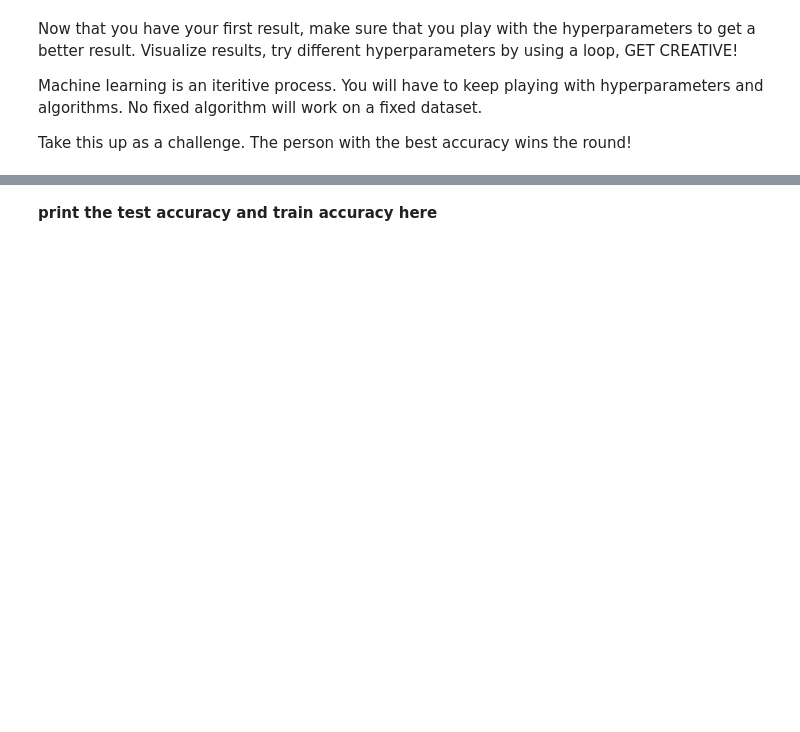
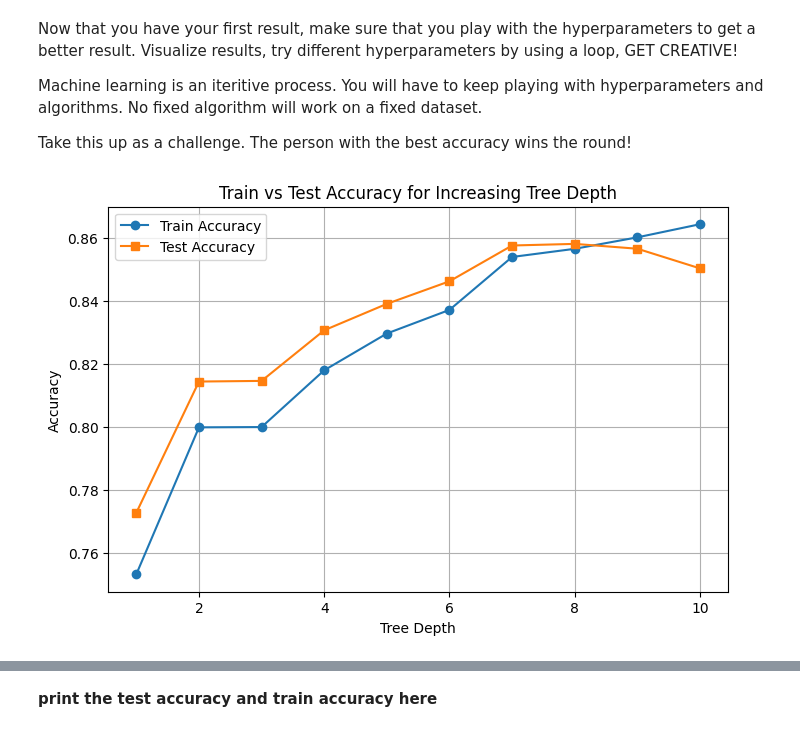
Before and after one commit to lakshmikam/synapse_mltask_lakshmi, a Jupyter notebook: Copy_of_Synapse_LP_Task_4.ipynb, the cells around one changed output, grey strips where cells are left out. Cells and saved outputs as stored; diff of their text form; code cells hidden in the pictures; blank space fills up the shorter version.

```diff
--- a/Copy_of_Synapse_LP_Task_4.ipynb
+++ b/Copy_of_Synapse_LP_Task_4.ipynb
@@ -558,9 +558,13 @@ https://www.analyticsvidhya.com/blog/2021/09/naive-bayes-algorithm-a-complete-gu
 * Implementation : https://youtu.be/nHIUYwN-5rM
 # %%
 #import the model from sklearn and apply it to your data
-
+from sklearn.naive_bayes import MultinomialNB
+multi_model=MultinomialNB()
+multi_model.fit(X_train,y_train)
 
 # Make predictions
-
+y_pred=multi_model.predict(X_test)
 
 # Calculate accuracy
+accuracy =multi_model.score(X_test,y_test)
+print(accuracy)
@@ -571,10 +577,10 @@ https://www.analyticsvidhya.com/blog/2021/09/naive-bayes-algorithm-a-complete-gu
 * Implementation : https://youtu.be/HY2DcBhgwm0
 # %%
 #import the decision tree from sklearn and run it on your data
-from sklearn.tree import DescionTreeClassifier
-TreeModel=DescionTreeClassifier()
+from sklearn.tree import DecisionTreeClassifier
+TreeModel=DecisionTreeClassifier()
 TreeModel.fit(X_train,y_train)
-y_treepred=TreeModel.prdeict(X_test)
+y_treepred=TreeModel.predict(X_test)
 # %% [markdown]
 <b>Print the Model Accuracy</b>
 # %%
@@ -599,3 +619,28 @@ Take this up as a challenge. The person with the best accuracy wins the round!
+# %%
+#plot a graph that shows the train and test accuracy for increasing depth of the tree (do for 10)
+train_accuracies = []
+test_accuracies = []
+for depth in range(1, 11):
+    clf = DecisionTreeClassifier(max_depth=depth, random_state=42)
+    clf.fit(X_train, y_train)
+
+    y_train_pred = clf.predict(X_train)
+    y_test_pred = clf.predict(X_test)
+
+    train_accuracies.append(accuracy_score(y_train, y_train_pred))
+    test_accuracies.append(accuracy_score(y_test, y_test_pred))
+
+plt.figure(figsize=(8,5))
+plt.plot(range(1, 11), train_accuracies, marker='o', label='Train Accuracy')
+plt.plot(range(1, 11), test_accuracies, marker='s', label='Test Accuracy')
+plt.title("Train vs Test Accuracy for Increasing Tree Depth")
+plt.xlabel("Tree Depth")
+plt.ylabel("Accuracy")
+plt.legend()
+plt.grid(True)
+plt.show()
+# %% [output]
+[figure, added]
 # %%
 #complete the code below to create an image of the decision tree
 from sklearn import tree
```
Also changed, not shown: parts of 42 cells of this notebook.
